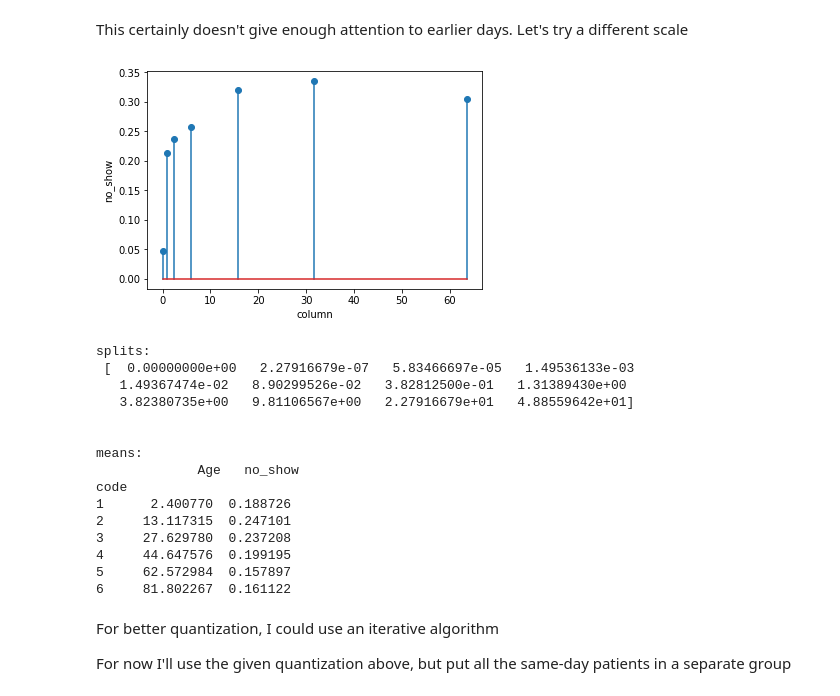
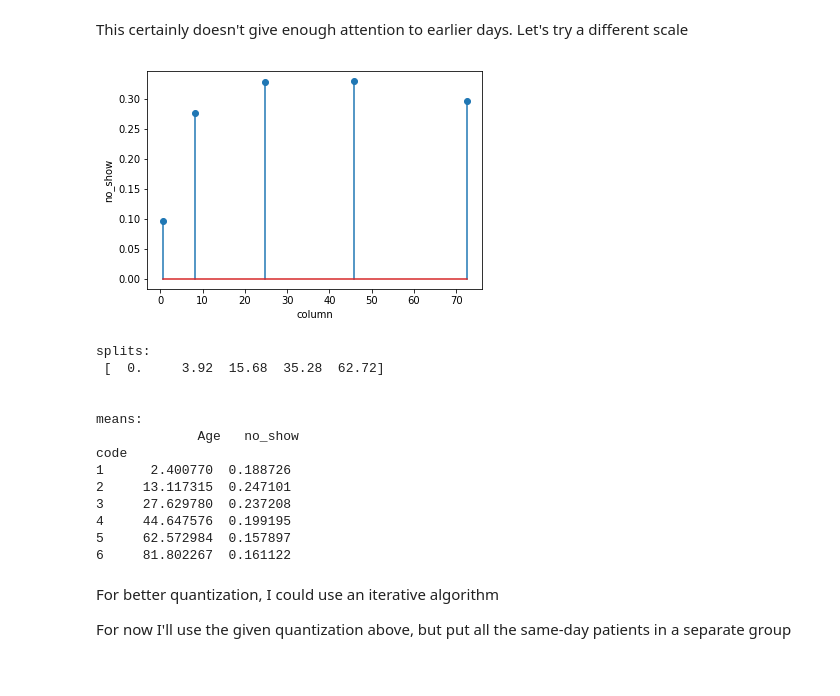
Before and after one commit to idotsuk/patients_no_show, a Jupyter notebook: patient_no_show.ipynb, the cells around one changed output. Saved outputs shown, nothing was run; the diff lists cells and outputs as text; code cells hidden in the pictures.

```diff
--- a/patient_no_show.ipynb
+++ b/patient_no_show.ipynb
@@ -296,15 +298,13 @@ split,mean = analyze_splits(data,column = 'time_diff',bins =5,method = 'linear')
 # %% [markdown]
 This certainly doesn't give enough attention to earlier days. Let's try a different scale
 # %%
-splits,mean = analyze_splits(data,column = 'time_diff',bins = 12,method = 'pow',base=8)
+splits,mean = analyze_splits(data,column = 'time_diff',bins = 5,method = 'pow',base=2)
 print('splits:\n',splits)
 print('\n\nmeans:\n',means)
 # %% [output]
-[figure, old version]
+[figure, new version]
 splits:
- [  0.00000000e+00   2.27916679e-07   5.83466697e-05   1.49536133e-03
-   1.49367474e-02   8.90299526e-02   3.82812500e-01   1.31389430e+00
-   3.82380735e+00   9.81106567e+00   2.27916679e+01   4.88559642e+01]
+ [  0.     3.92  15.68  35.28  62.72]
 
 
 means:
```
Also changed, not shown: parts of 13 cells of this notebook.
